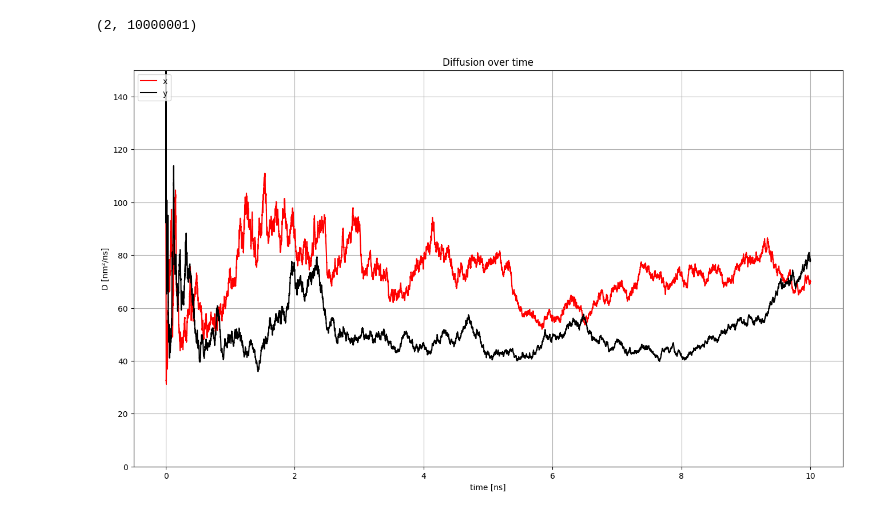
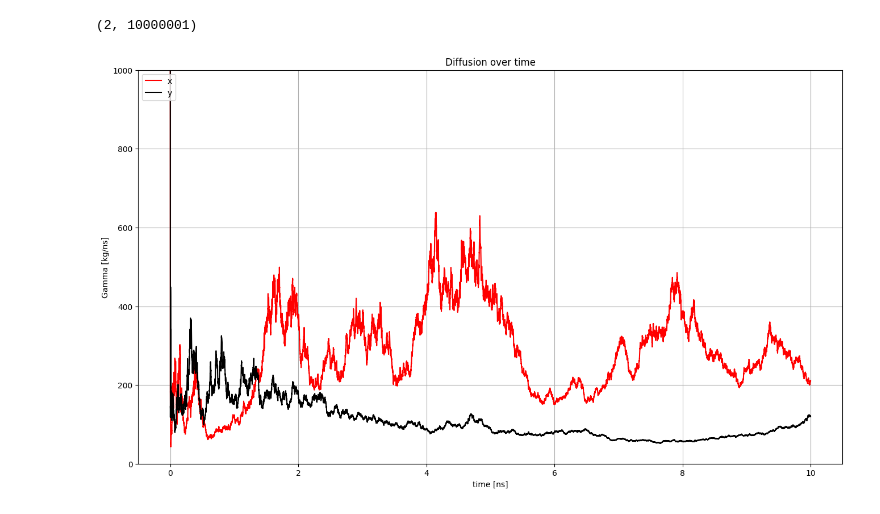
Before and after one commit to JONNeKK/ccs, a Jupyter notebook: week_10/week_10.ipynb, the cells around one changed output. Saved outputs shown, nothing was run; the diff lists cells and outputs as text; code cells hidden in the pictures.

```diff
--- a/week_10/week_10.ipynb
+++ b/week_10/week_10.ipynb
@@ -253,2 +260,4 @@ sim.langevin(gamma=gamma)
+# %%
+simL.vel = 0
 # %% [markdown]
 2min9s
@@ -270,5 +274,4 @@ multiple particle calculation with class implementation:
 
 38377.58it/s
 # %%
-time = np.arange(0,(sim.samples+1)*1e-6,1e-6)
-time
+time = np.arange(0,(simL.samples+1)*1e-6,1e-6)
@@ -323,7 +323,7 @@ plt.show()'''
 # %%
 #plt.scatter(pos[0], pos[1], c=time, cmap = cmap, )
 # %%
-d_r = (sim.pos-sim.pos[:,:,0,np.newaxis])**2/(4*time)
+d_r = (simL.pos-simL.pos[:,:,0,np.newaxis])**2/(4*time)
 # %%
 d_r.shape
 # %% [output]
@@ -359,5 +376,5 @@ d_r.shape
 # %%
-Gamma = sim.kB*sim.temp/(np.mean(d_r, axis=0)/avogadro)
+Gamma = simL.kB*simL.temp/(np.mean(d_r, axis=0)/avogadro)
 Gamma.shape
 # %% [output]
 (2, 10000001)
@@ -374,18 +389,18 @@ colours = ['r','k']
 # %%
 fig, ax = plt.subplots(figsize=(16, 9))
 ax.plot(time,Gamma[0], color = colours[0], label = 'x')
 ax.plot(time,Gamma[1], color = colours[1], label = 'y')
 
 #ax.fill_between(time,g_x_mean - g_x_std,g_x_mean + g_x_std, alpha=0.2, color = colours[0])
 #ax.fill_between(time,g_y_mean - g_y_std,g_y_mean + g_y_std, alpha=0.2, color = colours[1])
 
-ax.set_ylim(0,150)
+ax.set_ylim(0,1000)
+ax.set_xlabel('time [ns]')
 
-ax.set_xlabel('time [ns]')
-ax.set_ylabel('D [nm²/ns]')
+ax.set_ylabel('Gamma [kg/ns]')
 plt.title('Diffusion over time')
 plt.grid()
 plt.legend(loc='upper left')
 plt.show()
 # %% [output]
-[figure, old version]
+[figure, new version]
```
Also changed, not shown: parts of 19 cells of this notebook, 1 other file.
